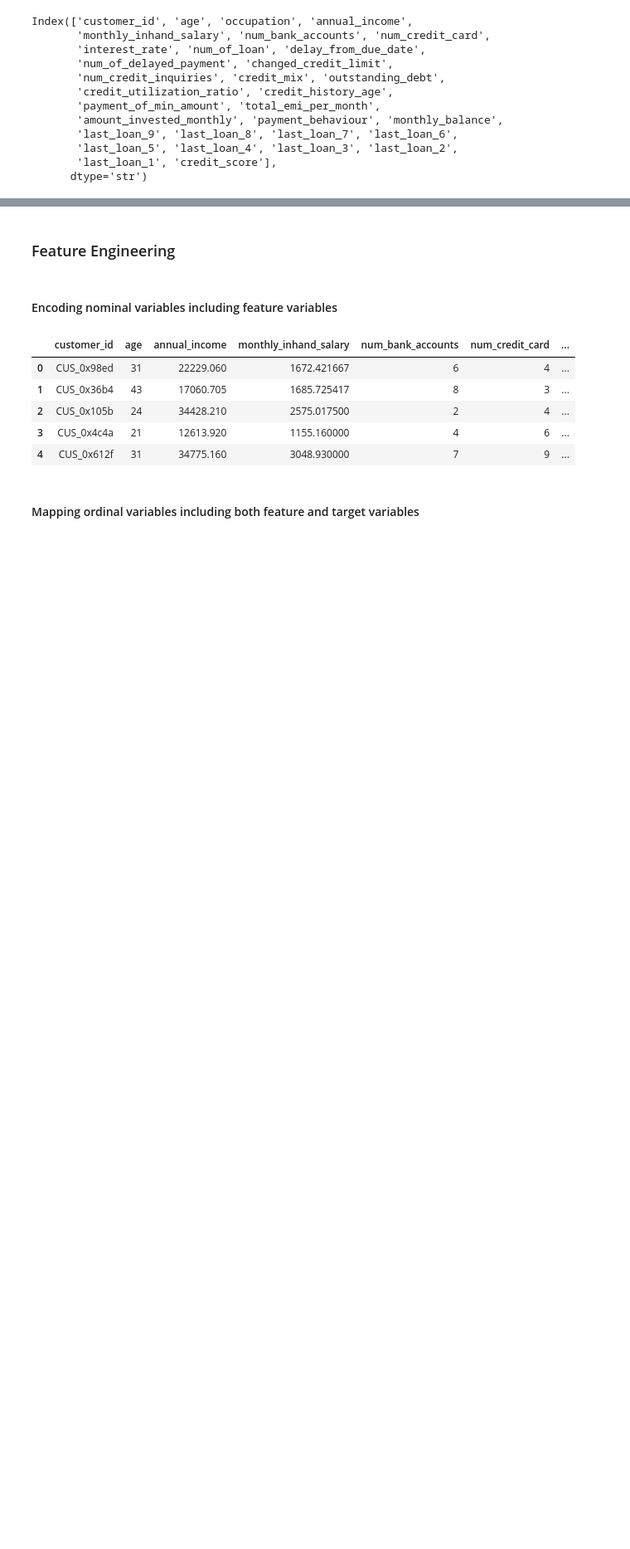
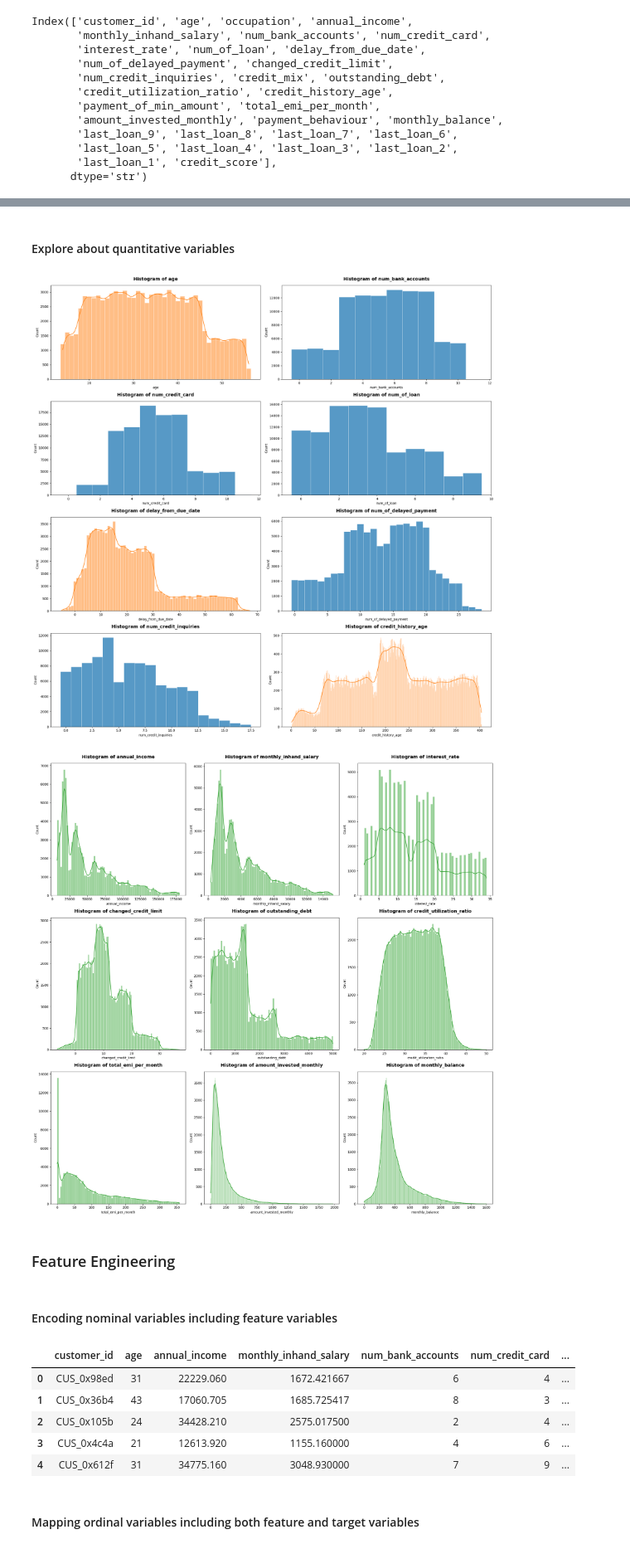
Before and after one commit to pewpy376/credit-score-classification, a Jupyter notebook: credit_scoring_pipeline.ipynb, the cells around one changed output, grey strips where cells are left out. Shown at 83% size. Cells and saved outputs as stored; diff of their text form; code cells hidden in the pictures; blank space fills up the shorter version.

```diff
--- a/credit_scoring_pipeline.ipynb
+++ b/credit_scoring_pipeline.ipynb
@@ -158,7 +155,7 @@ ordinal_grouped_count_table = [credit_score_count, credit_mix_count, df_payment_
 for ax, col, table in zip(axes,ordinal_cols, ordinal_grouped_count_table):
     ax.set_axisbelow(True)
     ax.grid(True, linestyle = '-.', alpha = 0.75)
-    ax.set_title(f'Bar charts of {col}')
+    ax.set_title(f'Bar charts of {col}', fontsize = 14, fontweight = 'bold', pad = 15)
     print(f'Value counts for column {col}')
     display(table)
 
@@ -188,3 +185,38 @@ Value counts for column payment_behaviour
+# %% [markdown]
+#### Explore about quantitative variables
+# %%
+# Draw histogram for 8 discrete ratio variables
+dis_ratio_var = ['age', 'num_bank_accounts','num_credit_card','num_of_loan','delay_from_due_date','num_of_delayed_payment',
+                    'num_credit_inquiries','credit_history_age' ]
+
+fig, axes = plt.subplots(4,2,figsize = (20,20))
+axes = axes.flatten()
+
+for var, ax in zip(dis_ratio_var, axes):
+    include_num = 'num' in var.lower()
+    kde_status = False if include_num else True
+    color =  'tab:blue' if include_num else 'tab:orange'
+    sns.histplot(data = df, x = var, kde = kde_status, stat = 'count', discrete = True, color = color, kde_kws = {'bw_adjust': 0.7}, edgecolor = 'w', linewidth = 0.5, ax = ax)
+    ax.set_title(f'Histogram of {var}', fontsize = 14, fontweight = 'bold', pad = 15)
+
+plt.tight_layout()
+
+# Draw histogram for 9 continuous ratio variables
+con_ratio_var = ['annual_income','monthly_inhand_salary','interest_rate','changed_credit_limit','outstanding_debt',
+                'credit_utilization_ratio','total_emi_per_month','amount_invested_monthly','monthly_balance']
+
+fig, axes = plt.subplots(3,3,figsize = (20,20))
+axes = axes.flatten()
+
+for var, ax in zip(con_ratio_var, axes):
+    sns.histplot(data = df, x = var, kde = True, stat = 'count', kde_kws = {'bw_adjust':0.7}, color = 'tab:green', edgecolor = 'w', linewidth = 0.5, ax = ax)
+    ax.set_title(f'Histogram of {var}', fontsize = 14, fontweight = 'bold', pad = 15)
+
+plt.tight_layout()
+plt.show()
+# %% [output]
+[figure, added]
+[figure, added]
 # %% [markdown]
 ### Feature Engineering
 # %%
```
Also changed, not shown: parts of 7 cells of this notebook.
